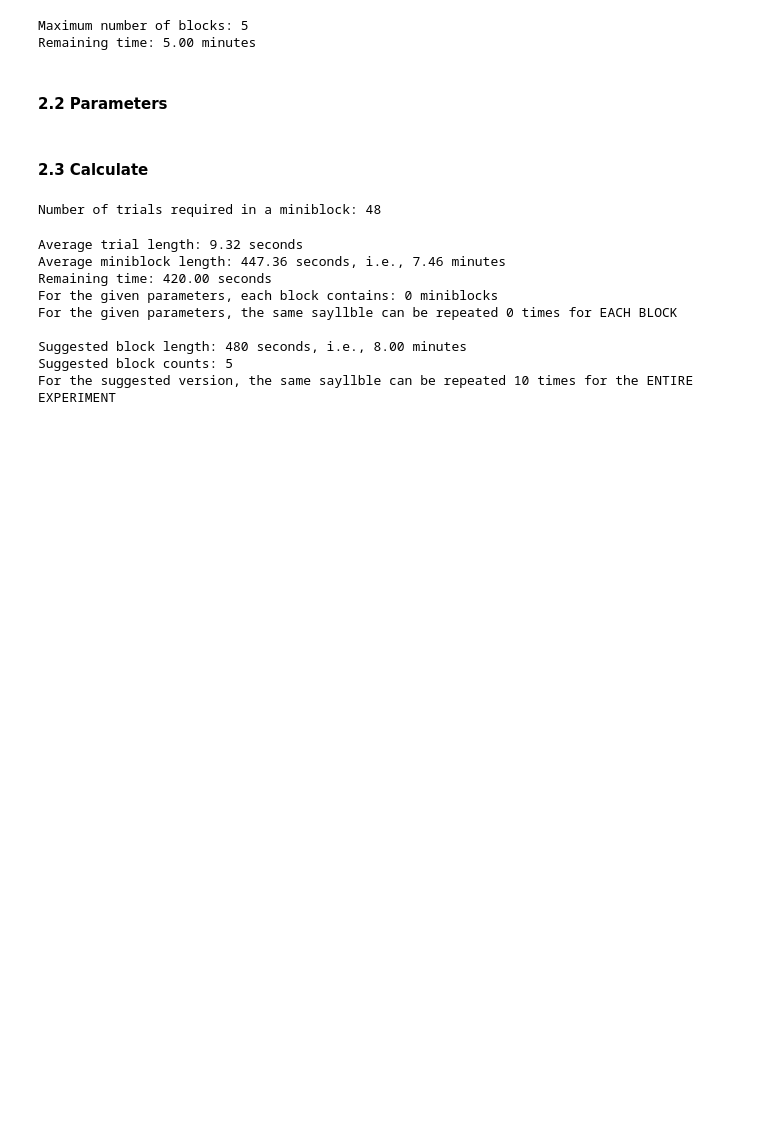
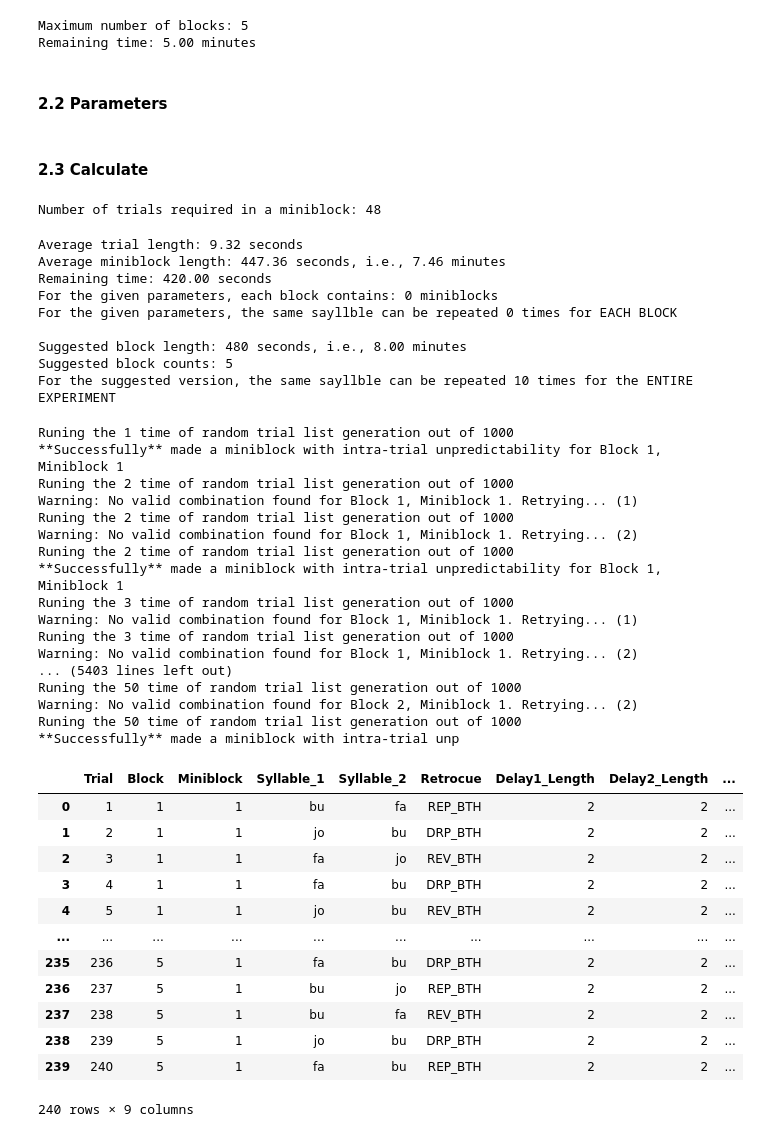
Before and after one commit to Baishenliang/lexical_retro_delay_expdesign, a Jupyter notebook: bsliang_retrocue_expdesign.ipynb, the cells around one changed output. Drawn from its saved outputs; the diff is of its cells as text; code cells hidden in the pictures; blank space fills up the shorter version.

Commit message:
add the randomization precedure constrained by uniformity, mid point and somehow transitional probability (but failed)

```diff
--- a/bsliang_retrocue_expdesign.ipynb
+++ b/bsliang_retrocue_expdesign.ipynb
@@ -65,7 +65,13 @@ delay = {
 
 # Retrocue parameters
 retro = {
-    "retro_names": ["Repeat","Repeat","Reverse","Reverse","Repeat_1st","Repeat_2nd","Drop","Drop"], # Names of retro cues #randomly generator
+    "retro_names": ["REP_BTH","REP_BTH","REV_BTH","REV_BTH","REP_1ST","REP_2ND","DRP_BTH","DRP_BTH"], # Names of retro cues #randomly generator
+    # Note: Main category + "_" + subcategory. Subcategory may be treated differently in some cases (e.g., randomizing)
+    # REP_BTH: repeat both
+    # REV_BTH: reverse both
+    # REP_1ST: repeat only the first syllable
+    # REP_2ND: repeat only the second syllable
+    # DRP_BTH: drop both
     "retro_length": 0.5 # length of retrocue
 }
 # Reference:
@@ -80,7 +86,7 @@ print(f"Number of trials required in a miniblock: {trials_per_miniblock:.0f}")
 Number of trials required in a miniblock: 48
 # %%
 from expdesign_utli import miniblock_length_math
-miniblock_length_math(trials_per_miniblock, stim, delay, retro, exp_totaltime, block_gap, block_length)
+num_miniblock_inblock, optimal_block_count = miniblock_length_math(trials_per_miniblock, stim, delay, retro, exp_totaltime, block_gap, block_length)
 # %% [output]
 Average trial length: 9.32 seconds
 Average miniblock length: 447.36 seconds, i.e., 7.46 minutes
@@ -91,3 +97,38 @@ For the given parameters, the same sayllble can be repeated 0 times for EACH BLO
 Suggested block length: 480 seconds, i.e., 8.00 minutes
 Suggested block counts: 5
 For the suggested version, the same sayllble can be repeated 10 times for the ENTIRE EXPERIMENT
+# %%
+### Step3: making trial spreadsheet
+from expdesign_utli import generate_triallist
+generate_triallist(num_miniblock_inblock, optimal_block_count, stim, delay, retro)
+# %% [output]
+Runing the 1 time of random trial list generation out of 1000
+**Successfully** made a miniblock with intra-trial unpredictability for Block 1, Miniblock 1
+Runing the 2 time of random trial list generation out of 1000
+Warning: No valid combination found for Block 1, Miniblock 1. Retrying... (1)
+Runing the 2 time of random trial list generation out of 1000
+Warning: No valid combination found for Block 1, Miniblock 1. Retrying... (2)
+Runing the 2 time of random trial list generation out of 1000
+**Successfully** made a miniblock with intra-trial unpredictability for Block 1, Miniblock 1
+Runing the 3 time of random trial list generation out of 1000
+Warning: No valid combination found for Block 1, Miniblock 1. Retrying... (1)
+Runing the 3 time of random trial list generation out of 1000
+Warning: No valid combination found for Block 1, Miniblock 1. Retrying... (2)
+... (5403 lines left out)
+Runing the 50 time of random trial list generation out of 1000
+Warning: No valid combination found for Block 2, Miniblock 1. Retrying... (2)
+Runing the 50 time of random trial list generation out of 1000
+**Successfully** made a miniblock with intra-trial unp
+|  | Trial | Block | Miniblock | Syllable_1 | Syllable_2 | Retrocue | Delay1_Length | Delay2_Length | ... |
+| 0 | 1 | 1 | 1 | bu | fa | REP_BTH | 2 | 2 | ... |
+| 1 | 2 | 1 | 1 | jo | bu | DRP_BTH | 2 | 2 | ... |
+| 2 | 3 | 1 | 1 | fa | jo | REV_BTH | 2 | 2 | ... |
+| 3 | 4 | 1 | 1 | fa | bu | DRP_BTH | 2 | 2 | ... |
+| 4 | 5 | 1 | 1 | jo | bu | REV_BTH | 2 | 2 | ... |
+| ... | ... | ... | ... | ... | ... | ... | ... | ... | ... |
+| 235 | 236 | 5 | 1 | fa | bu | DRP_BTH | 2 | 2 | ... |
+| 236 | 237 | 5 | 1 | bu | jo | REP_BTH | 2 | 2 | ... |
+| 237 | 238 | 5 | 1 | bu | fa | REV_BTH | 2 | 2 | ... |
+| 238 | 239 | 5 | 1 | jo | bu | DRP_BTH | 2 | 2 | ... |
+| 239 | 240 | 5 | 1 | fa | bu | REP_BTH | 2 | 2 | ... |
+240 rows × 9 columns
```
Also changed, not shown: 6 other files.
